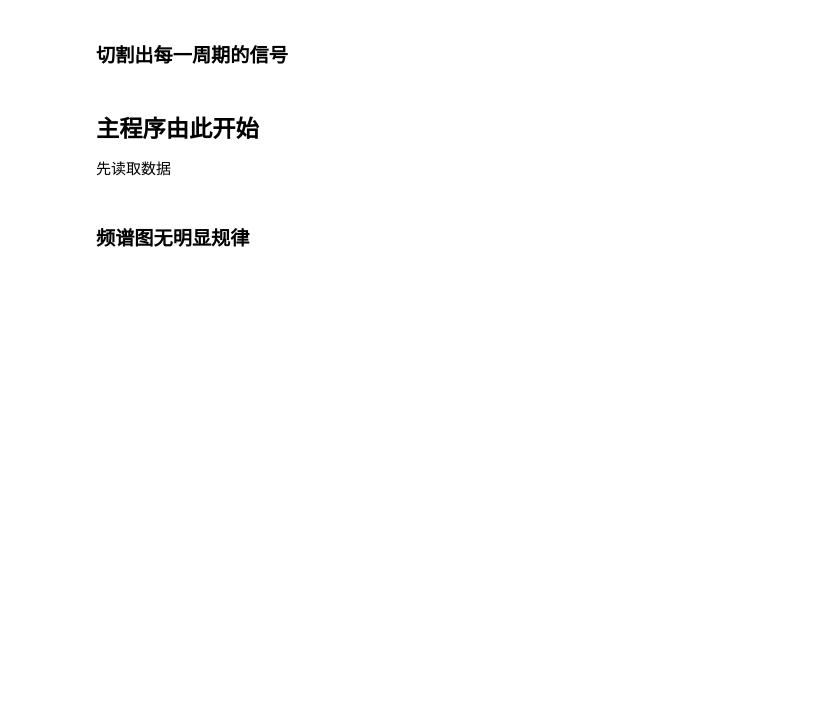
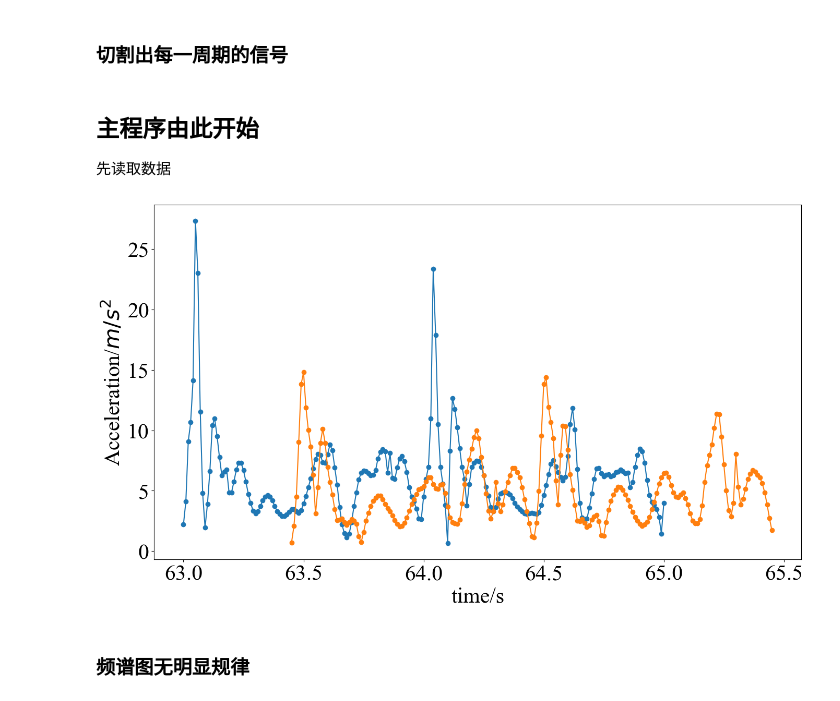
Before and after one commit to MilesPoupart/gait-recognition-with-accelerator, a Jupyter notebook: process.ipynb, the cells around one changed output. Saved outputs shown, nothing was run; the diff lists cells and outputs as text; code cells hidden in the pictures; blank space fills up the shorter version.

```diff
--- a/process.ipynb
+++ b/process.ipynb
@@ -73,7 +73,7 @@ def avgSmooth(rawData, windowSize=5):
 # %% [markdown]
 ### 将指定时间段的加速度值绘制折线图
 # %%
-def printData(rawData, stTime, endTime, filt=False, smoot=False):
+def printData(rawData, stTime, endTime, filt=False, smoot=False,rawLabel="Raw acceleration"):
     # plt.figure(figsize=(16,9),dpi = 100)
     timeAxis = []
     accAxis = []
@@ -95,10 +95,14 @@ def printData(rawData, stTime, endTime, filt=False, smoot=False):
                 faccAxis.append(eachData["filted_a"])
             if smoot:
                 smooAxis.append(eachData["smoothed_a"])
-    plt.plot(timeAxis, accAxis, marker='o')
+    plt.plot(timeAxis, accAxis, marker='o',label=rawLabel)
+    plt.xlabel("time/s")
+    plt.ylabel("Acceleration/$m/s^2$")
     if filt:
-        plt.plot(timeAxis, faccAxis, marker='.', linestyle=':')
+        plt.plot(timeAxis, faccAxis, marker='.', linestyle=':',label="Filtered acceleration")
     if smoot:
-        plt.plot(timeAxis, smooAxis, marker='*', linestyle=':')
+        plt.plot(timeAxis, smooAxis, marker='*', linestyle=':',label="Smoothed acceleration")
+    if filt or smoot:
+        plt.legend()
     # plt.show()
 # %% [markdown]
@@ -286,10 +299,12 @@ def splitSteps(rawData, plotOpt=True):
 # %%
 rjyData = getRawData("rjy_step")
 ljmData = getRawData("ljm_step")
 plt.figure(figsize=(16, 9), dpi=100)
-printData(rjyData, 65, 67)
-printData(ljmData, 65, 67)
+printData(rjyData, 63, 65)
+printData(ljmData, 63.45, 65.45)
 plt.show()
+# %% [output]
+[figure, added]
 # %% [markdown]
 ### 频谱图无明显规律
 # %%
```
Also changed, not shown: parts of 9 cells of this notebook.
